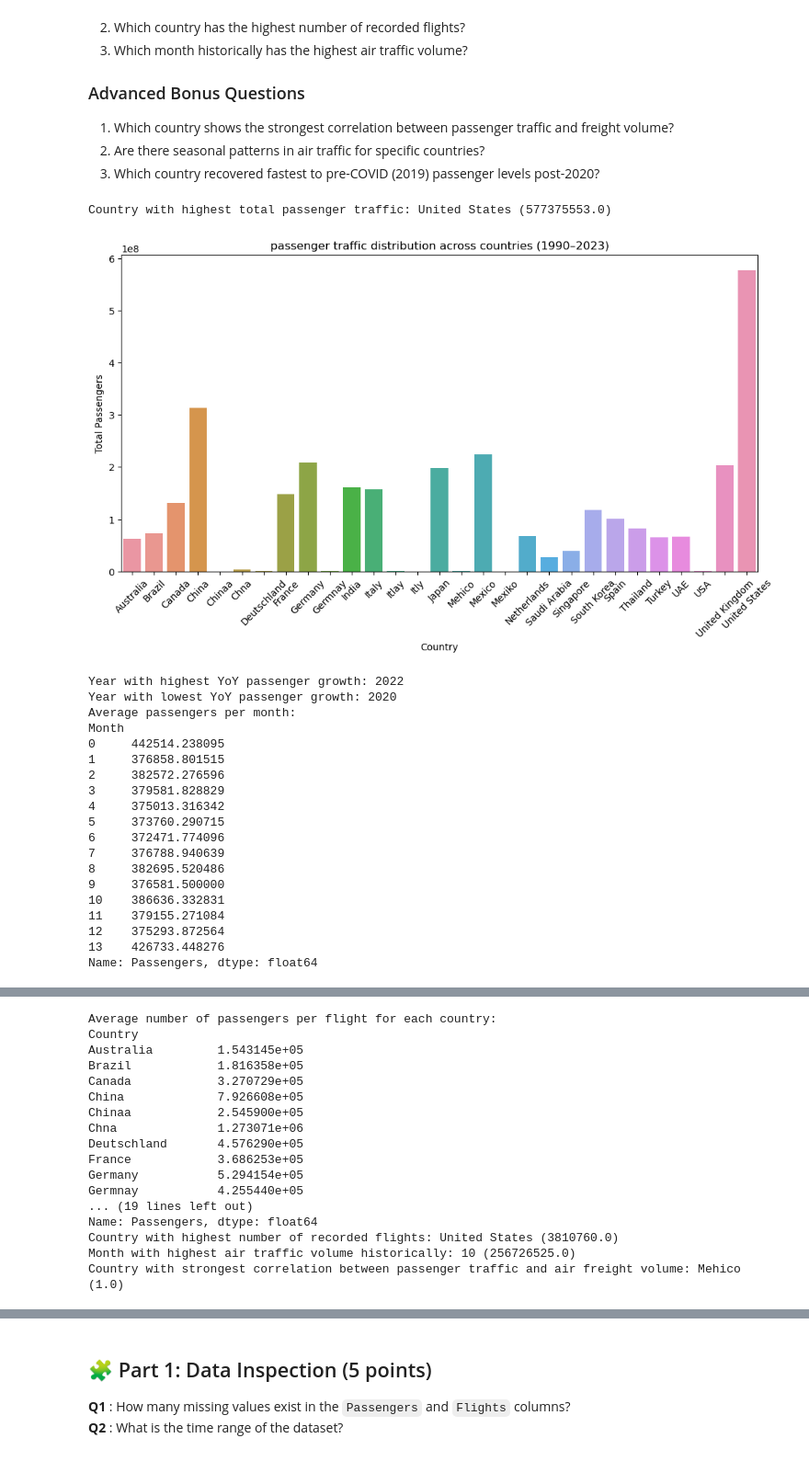
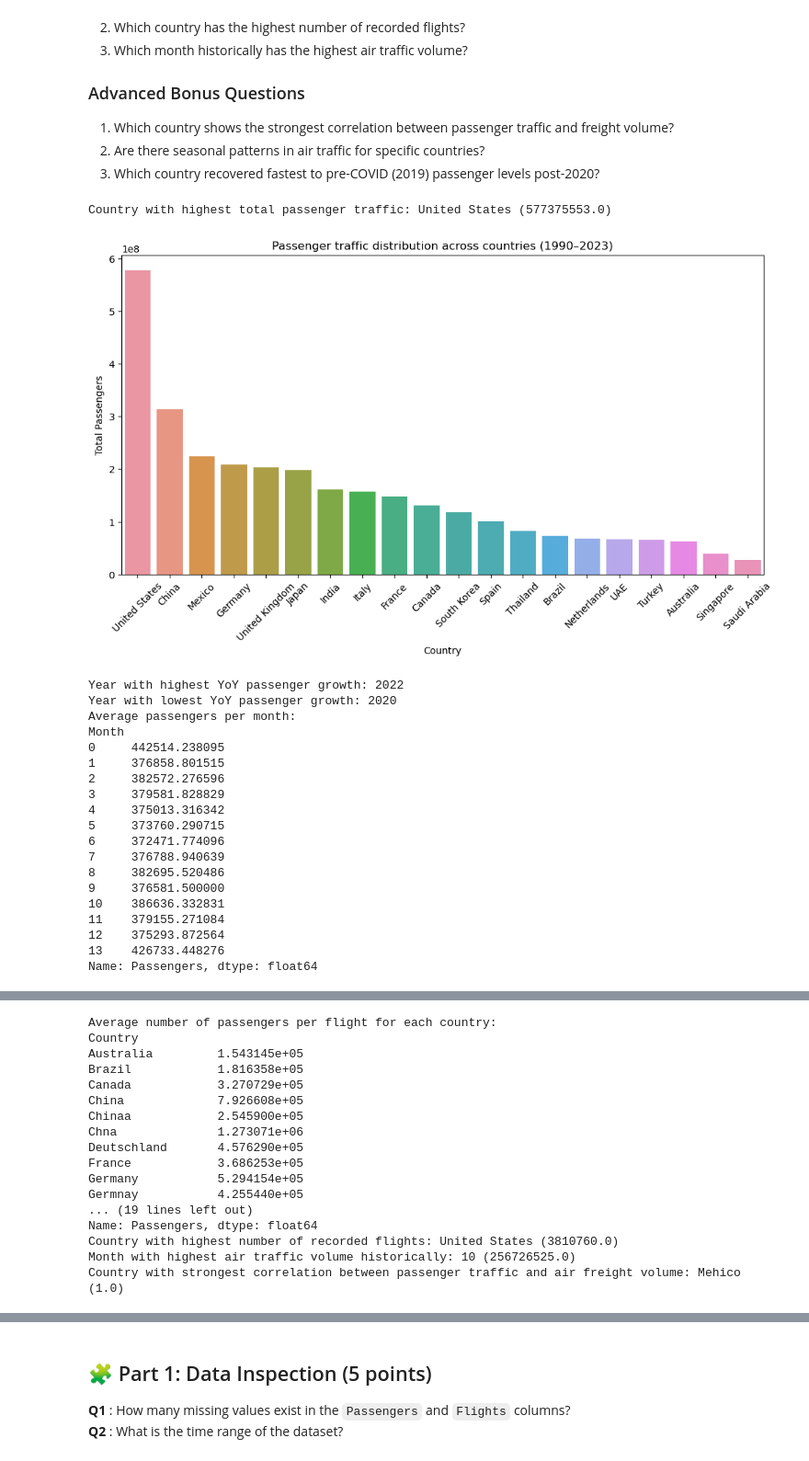
Before and after one commit to WRH-05/RobAI2, a Jupyter notebook: challenges/code/challenge-robai-1.ipynb, the cells around one changed output, grey strips where cells are left out. Shown at 92% size. Drawn from its saved outputs; the diff is of its cells as text; code cells hidden in the pictures.

```diff
--- a/challenges/code/challenge-robai-1.ipynb
+++ b/challenges/code/challenge-robai-1.ipynb
@@ -55,8 +55,8 @@ print(f"Country with highest total passenger traffic: {highest_passenger_country
 
 # 2. passenger traffic distribution across countries
 plt.figure(figsize=(12, 6))
-sns.barplot(x=total_passengers_by_country.index, y=total_passengers_by_country.values)
-plt.title("passenger traffic distribution across countries (1990–2023)")
+sns.barplot(x=total_passengers_by_country.nlargest(20).index, y=total_passengers_by_country.nlargest(20).values)
+plt.title("Passenger traffic distribution across countries (1990–2023)")
 plt.ylabel("Total Passengers")
 plt.xlabel("Country")
 plt.xticks(rotation=45)
@@ -78,8 +78,8 @@ print(average_passengers_per_month)
 # 5. air freight volume distribution globally
 total_freight_by_country = a.groupby('Country')['Freight (tonnes)'].sum()
 plt.figure(figsize=(12, 6))
-sns.barplot(x=total_freight_by_country.index, y=total_freight_by_country.values)
-plt.title("air freight volume distribution globally (1990–2023)")
+sns.barplot(x=total_freight_by_country.nlargest(20).index, y=total_freight_by_country.nlargest(20).values)
+plt.title("Air freight volume distribution globally (1990–2023)")
 plt.ylabel("Total Freight (tonnes)")
 plt.xlabel("Country")
 plt.xticks(rotation=45)
@@ -101,34 +101,34 @@ highest_traffic_month = a.groupby('Month')['Passengers'].sum().idxmax()
 highest_traffic_count = a.groupby('Month')['Passengers'].sum().max()
 print(f"Month with highest air traffic volume historically: {highest_traffic_month} ({highest_traffic_count})")
 
 # advanced bonus question
 # 1. country witht the strongest correlation between passenger traffic and air freight volume
 correlation = a.groupby('Country').apply(lambda x: x['Passengers'].corr(x['Freight (tonnes)']))
 highest_correlation_country = correlation.idxmax()
 highest_correlation_value = correlation.max()
 print(f"Country with strongest correlation between passenger traffic and air freight volume: {highest_correlation_country} ({highest_correlation_value})")
 
 # 2. seasonal patterns in air traffic for each country
 plt.figure(figsize=(12, 6))
 sns.lineplot(data=a, x='Month', y='Passengers', hue='Country', estimator='mean')
 plt.title("Seasonal patterns in air traffic for each country (1990–2023)")
 plt.ylabel("Average Passengers")
 plt.xlabel("Month")
 plt.xticks(rotation=45)
 plt.legend(title='Country', bbox_to_anchor=(1.05, 1), loc='upper left')
 plt.show()
 
 # 3. country that recovered the fastest to pre-COVID (2019) passenger levels post-2020
 recovery = a[a['Year'] > 2020].groupby('Country')['Passengers'].mean()
 recovery_2019 = a[a['Year'] == 2019].groupby('Country')['Passengers'].mean()
 recovery_rate = (recovery / recovery_2019) * 100
 recovery_rate = recovery_rate.reset_index()
 recovery_rate.columns = ['Country', 'Recovery Rate']
 fastest_recovery_country = recovery_rate.loc[recovery_rate['Recovery Rate'].idxmax(), 'Country']
 fastest_recovery_value = recovery_rate['Recovery Rate'].max()
 # %% [output]
 Country with highest total passenger traffic: United States (577375553.0)
-[figure, old version]
+[figure, new version]
 Year with highest YoY passenger growth: 2022
 Year with lowest YoY passenger growth: 2020
 Average passengers per month:
```
Also changed, not shown: parts of 5 cells of this notebook, 1 other file.
